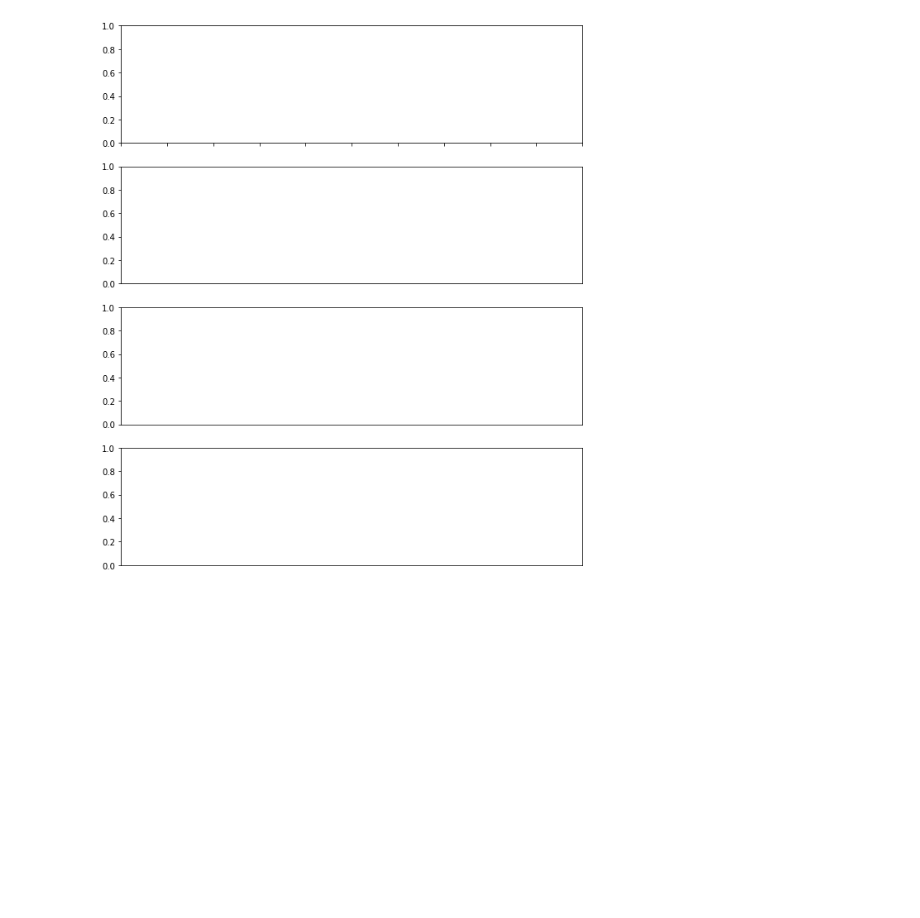
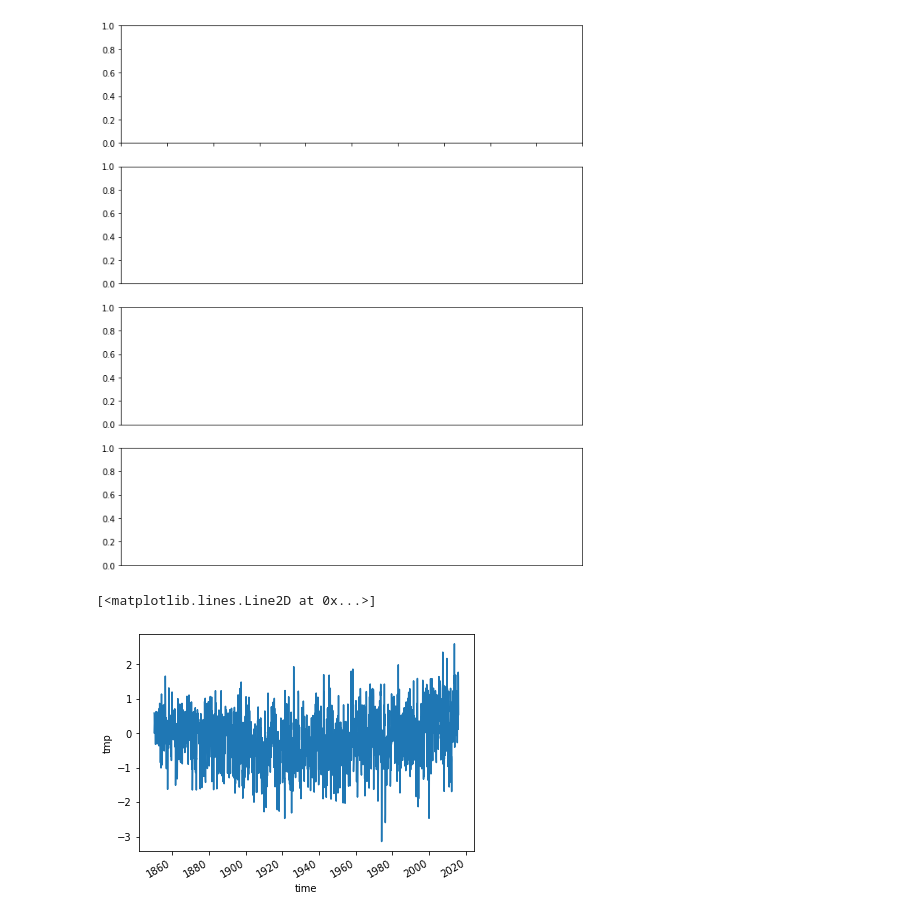
Before and after one commit to kbongi/reanalysis, a Jupyter notebook: Time_series_plots_2021.05.03.ipynb, the cells around one changed output. Drawn from its saved outputs; the diff is of its cells as text; code cells hidden in the pictures; blank space fills up the shorter version.

```diff
--- a/Time_series_plots_2021.05.03.ipynb
+++ b/Time_series_plots_2021.05.03.ipynb
@@ -78,6 +78,11 @@ mmm_mon_tmp_Glob = xr.open_dataset(f'{path}mmm_mon_Glob.nc')
 mmm_mon_tmp_SH = xr.open_dataset(f'{path}mmm_mon_SH.nc')
 mmm_mon_tmp_Aus = xr.open_dataset(f'{path}mmm_mon_Aus.nc')
 mmm_mon_tmp_EA = xr.open_dataset(f'{path}mmm_mon_EA.nc')
+# %%
+mmm_mon_tmp_EA.tmp.plot()
+# %% [output]
+[<matplotlib.lines.Line2D at 0x...>]
+[figure, added]
 # %%
 # open percentile data for temperature
 p10_mon_tmp_Glob = xr.open_dataset(f'{path}p10_mon_Glob.nc')
```
Also changed, not shown: parts of 7 cells of this notebook.
